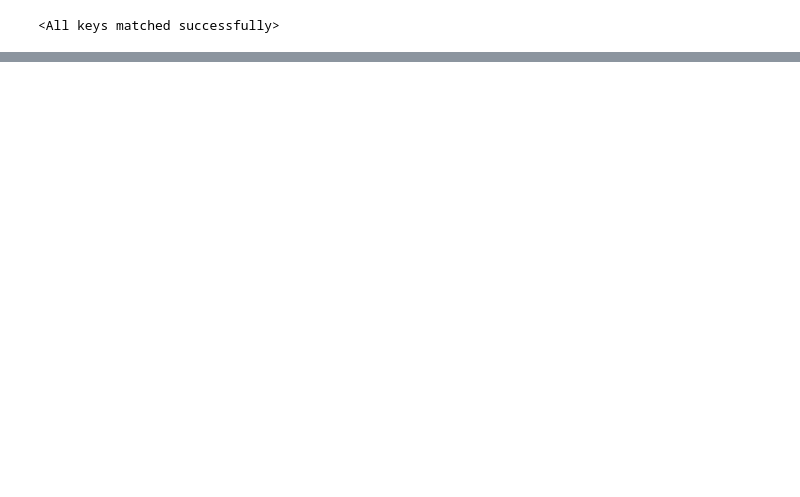
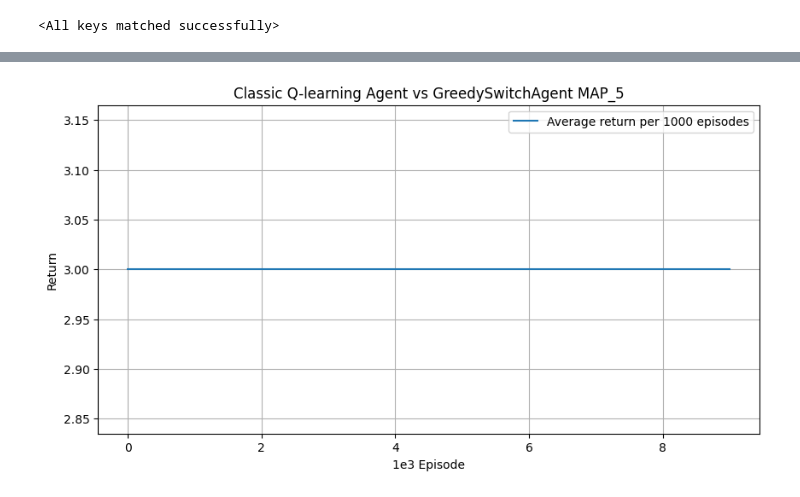
Before and after one commit to marcelpetran/MicroRTS-Py, a Jupyter notebook: model_test.ipynb, the cells around one changed output, grey strips where cells are left out. Cells and saved outputs as stored; diff of their text form; code cells hidden in the pictures; blank space fills up the shorter version.

```diff
--- a/model_test.ipynb
+++ b/model_test.ipynb
@@ -75,6 +81,9 @@ q_agent_classic.q.load_state_dict(torch.load(classic_qnet_path, map_location=arg
 <All keys matched successfully>
 # %%
 # functions to run episodes with the agents, used for testing and evaluation
+from numpy import save
+
+
 def run_om_episode(env, q_agent, opponent_agent, render=False):
   obs = env.reset()
   opponent_agent.reset()
@@ -96,9 +105,9 @@ def run_om_episode(env, q_agent, opponent_agent, render=False):
     actions = {0: a, 1: a_opponent}
 
     if render:
-      q_agent.heatmap_q_values(g_map)
-      q_agent.heatmap_subgoal(g_map)
-      SimpleForagingEnv.render_from_obs(obs[0])
+      q_agent.heatmap_q_values(g_map, save=False)
+      q_agent.heatmap_subgoal(g_map, save=False)
+      # SimpleForagingEnv.render_from_obs(obs[0])
 
     next_obs, reward, done, info = env.step(actions)
 
@@ -124,8 +133,8 @@ def run_classic_episode(env, q_agent_classic, opponent_agent, render=False):
     actions = {0: a, 1: a_opponent}
 
     if render:
-      q_agent.heatmap_q_values()
-      SimpleForagingEnv.render_from_obs(obs[0])
+      q_agent_classic.heatmap_q_values(save=False)
+      # SimpleForagingEnv.render_from_obs(obs[0])
 
     next_obs, reward, done, info = env.step(actions)
 
@@ -137,13 +146,13 @@ def run_classic_episode(env, q_agent_classic, opponent_agent, render=False):
   return {"return": ep_ret, "steps": step + 1}
 # %%
 # Test OM agent
-total_episodes = 10000
-avg_per = 100
+total_episodes = 10_000
+avg_per = 1000
 avg_returns = []
 episode_returns = []
 for episode in range(total_episodes):
   if (episode + 1) % 5000 == 0:
-    results = run_om_episode(env, q_agent, opponent_agent, render=True)
+    results = run_om_episode(env, q_agent, opponent_agent, render=False)
   else:
     results = run_om_episode(env, q_agent, opponent_agent, render=False)
   episode_returns.append(results["return"])
@@ -153,10 +162,11 @@ for episode in range(total_episodes):
 
 # plot returns
 plt.figure(figsize=(10, 5))
-plt.plot(avg_returns, label='OM Agent')
-plt.xlabel('Episode')
+plt.plot(avg_returns, label=f'Average return per {avg_per} episodes')
+plt.xlabel('1e3 Episode')
 plt.ylabel('Return')
-plt.title('Episode Returns for OM Agent')
+plt.title(f'Agent with OM vs {opponent_name} {map_name}')
 plt.legend()
 plt.grid()
+plt.savefig(f'{map_name}_{opponent_name}_OM.png')
 plt.show()
@@ -163,26 +175,29 @@ plt.show()
 # %%
 # Test classic agent
 # Test OM agent
-total_episodes = 10000
-avg_per = 100
+total_episodes = 10_000
+avg_per = 1000
 avg_returns = []
 episode_returns = []
 for episode in range(total_episodes):
-  if (episode + 1) % 5000 == 0:
-    results = run_classic_episode(env, q_agent_classic, opponent_agent, render=True)
+  if (episode + 1) % 5_000 == 0:
+    results = run_classic_episode(env, q_agent_classic, opponent_agent, render=False)
   else:
     results = run_classic_episode(env, q_agent_classic, opponent_agent, render=False)
   episode_returns.append(results["return"])
   if (episode + 1) % avg_per == 0:
     avg_return = np.mean(episode_returns[-avg_per:])
     avg_returns.append(avg_return)
 
 # plot returns
 plt.figure(figsize=(10, 5))
-plt.plot(avg_returns, label='Classic Q Agent')
-plt.xlabel('Episode')
+plt.plot(avg_returns, label=f'Average return per {avg_per} episodes')
+plt.xlabel('1e3 Episode')
 plt.ylabel('Return')
-plt.title('Episode Returns for Classic Q Agent')
+plt.title(f'Classic Q-learning Agent vs {opponent_name} {map_name}')
 plt.legend()
 plt.grid()
+plt.savefig(f'{map_name}_{opponent_name}_classic.png')
 plt.show()
+# %% [output]
+[figure, added]
```
Also changed, not shown: parts of 2 cells of this notebook.
